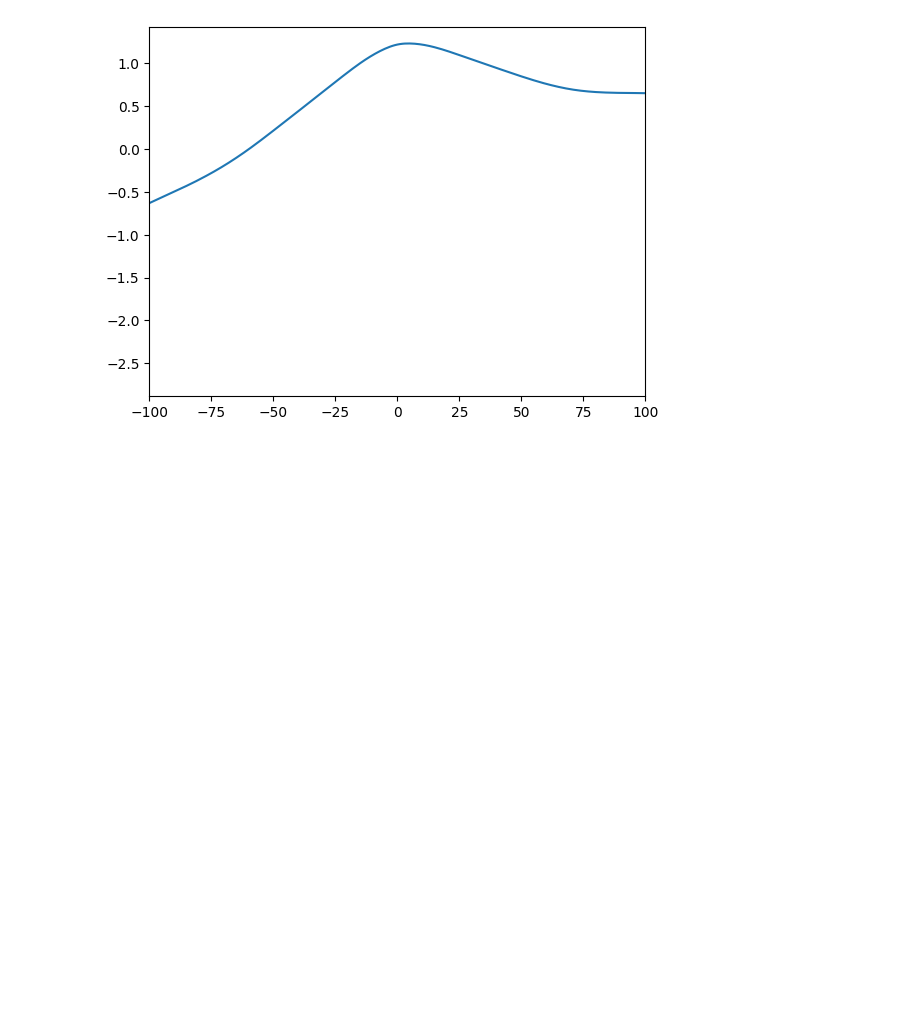
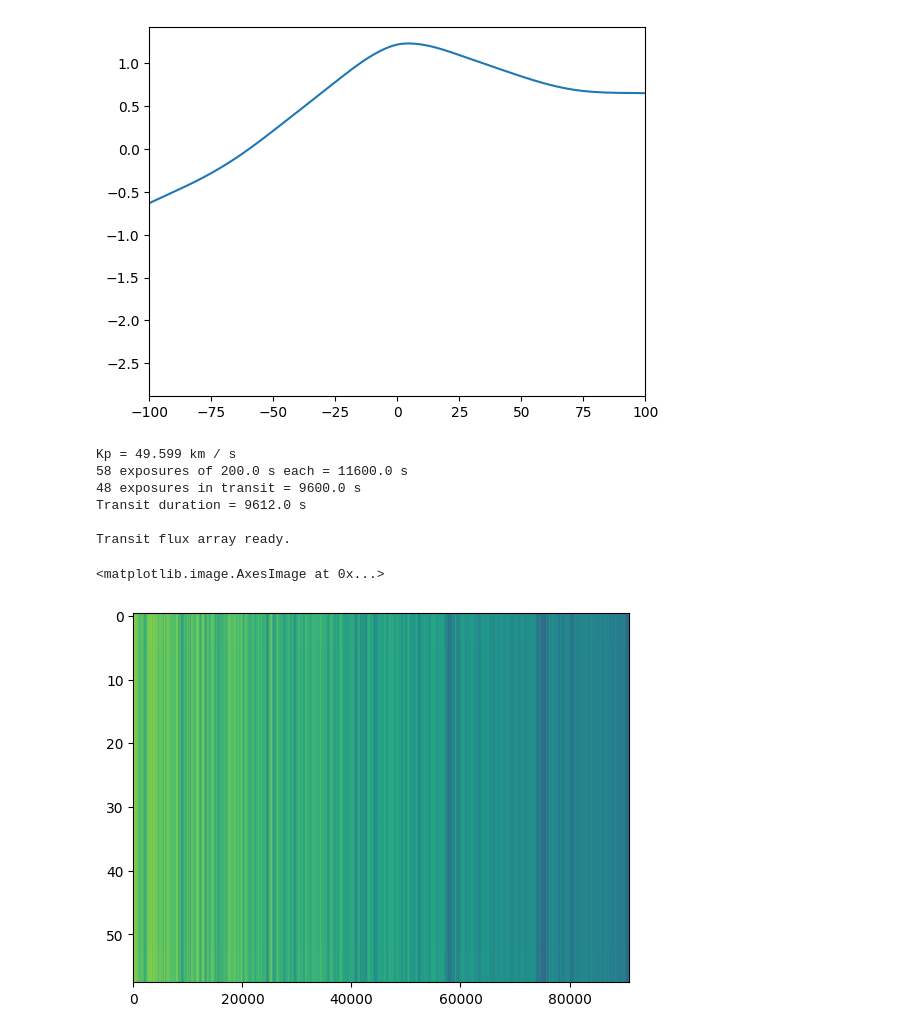
Before and after one commit to NatalieGrasser/METIS_transmission, a Jupyter notebook: METIS_transmission/debugging.ipynb, the cells around one changed output. Saved outputs shown, nothing was run; the diff lists cells and outputs as text; code cells hidden in the pictures; blank space fills up the shorter version.

```diff
--- a/METIS_transmission/debugging.ipynb
+++ b/METIS_transmission/debugging.ipynb
@@ -93,3 +93,30 @@ plt.xlim(-100,100)
 # %% [output]
 (-100.0, 100.0)
 [figure]
+# %%
+from config_run import *
+
+system_obj = init_simulation('Sorg20X')
+
+parameters = system_obj.parameters
+project_name = parameters['project_name']
+species_names = parameters['species_names']
+
+# for the future, center at ~3.30 µm (≈ 3.15–3.45 µm) for DMS, CH4, H2O
+wavelength_range = parameters['METIS_wave_range_um']  # 0.3um
+wave_width = 0.05 # determined wavelength range per simulation: 0.04674999999999985
+n_wave_orders = int((wavelength_range[-1]-wavelength_range[0])/wave_width)
+central_waves = np.arange(wavelength_range[0]+wave_width/2,wavelength_range[-1],wave_width)
+transit_flux_array = system_obj.get_transit_array(wavelength_range,plot=True)
+# %% [output]
+Kp = 49.599 km / s
+58 exposures of 200.0 s each = 11600.0 s
+48 exposures in transit = 9600.0 s
+Transit duration = 9612.0 s
+
+Transit flux array ready.
+# %%
+plt.imshow(transit_flux_array.value,aspect='auto')
+# %% [output]
+<matplotlib.image.AxesImage at 0x...>
+[figure, added]
```
Also changed, not shown: parts of 5 cells of this notebook, 7 other files.
